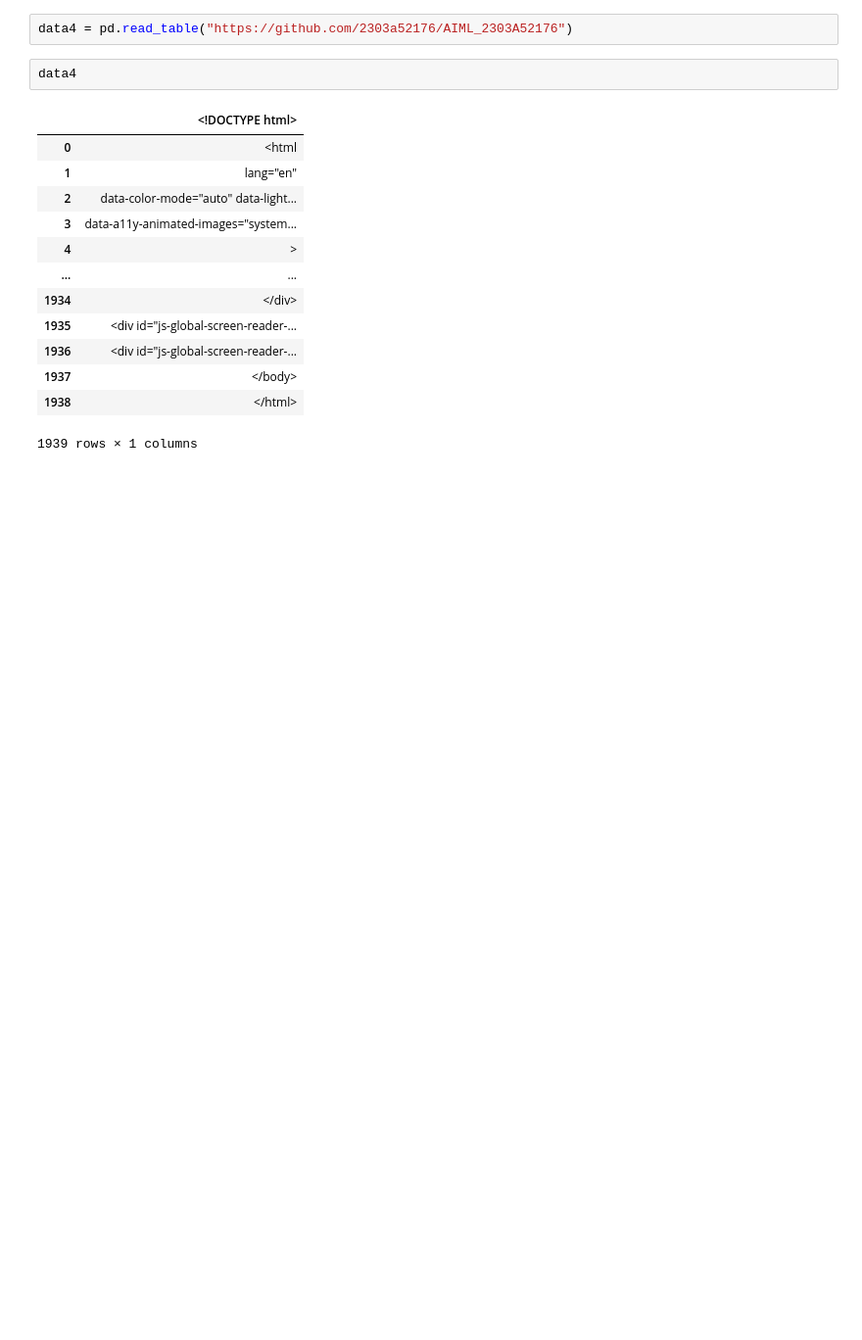
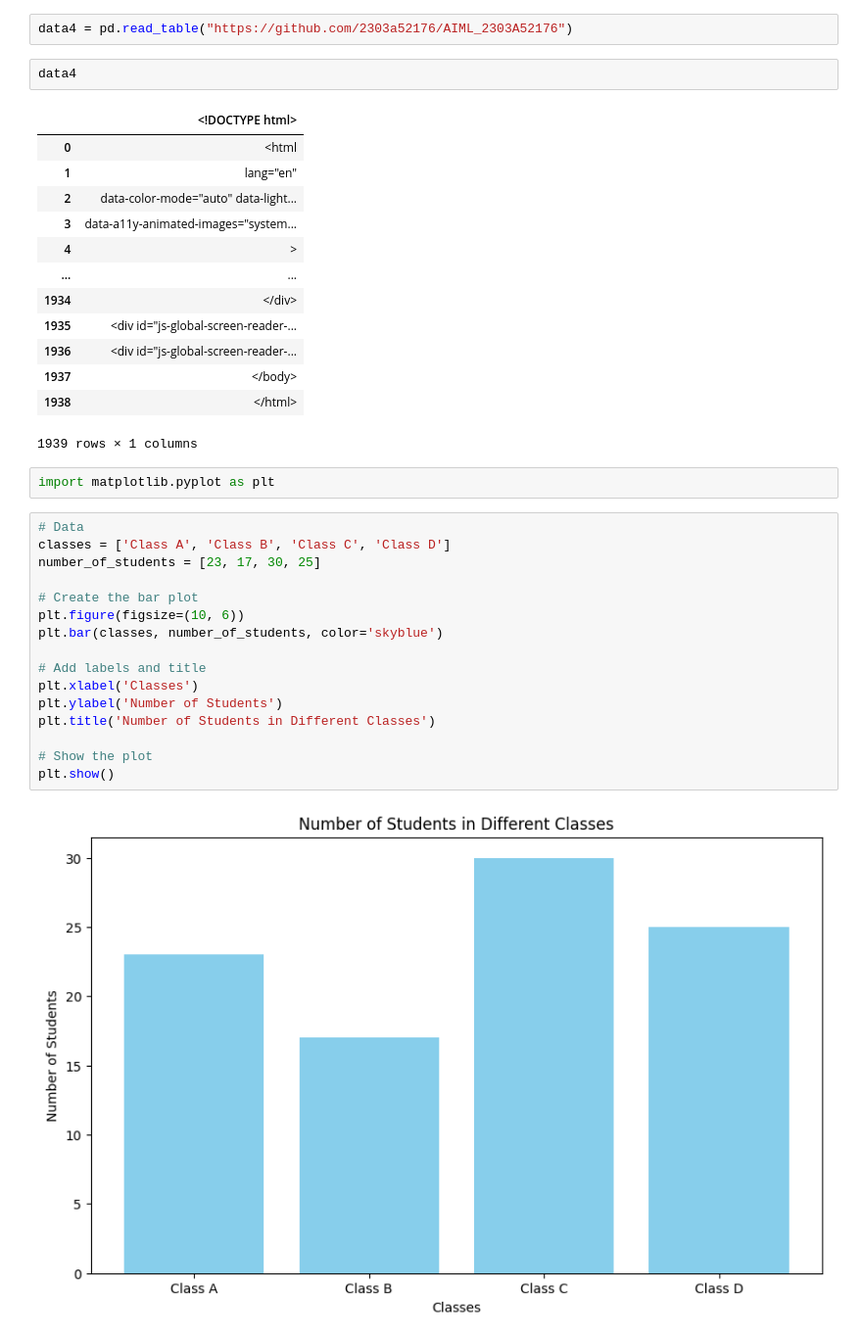
Before and after one commit to 2303a52176/AIML_2303A52176, a Jupyter notebook: Untitled1.ipynb, the cells around one changed output. Shown: that part at 98% size. Drawn from its saved outputs; the diff is of its cells as text; blank space fills up the shorter version.

```diff
--- a/Untitled1.ipynb
+++ b/Untitled1.ipynb
@@ -170,3 +170,23 @@ data4
 | 1937 | </body> |
 | 1938 | </html> |
 1939 rows × 1 columns
+# %%
+import matplotlib.pyplot as plt
+# %%
+# Data
+classes = ['Class A', 'Class B', 'Class C', 'Class D']
+number_of_students = [23, 17, 30, 25]
+
+# Create the bar plot
+plt.figure(figsize=(10, 6))
+plt.bar(classes, number_of_students, color='skyblue')
+
+# Add labels and title
+plt.xlabel('Classes')
+plt.ylabel('Number of Students')
+plt.title('Number of Students in Different Classes')
+
+# Show the plot
+plt.show()
+# %% [output]
+[figure, added]
```
